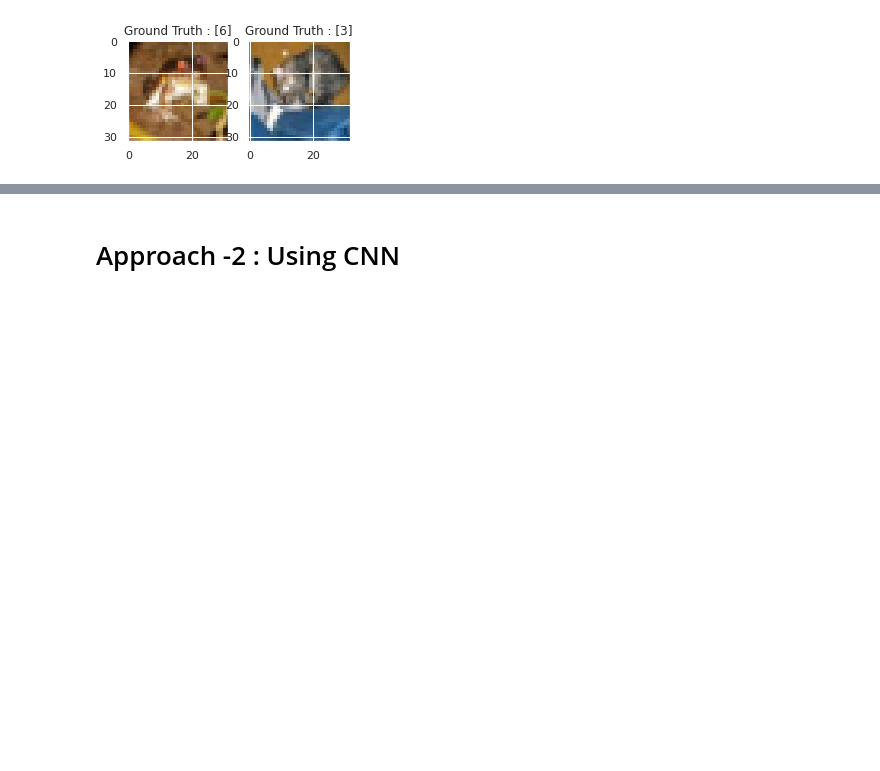
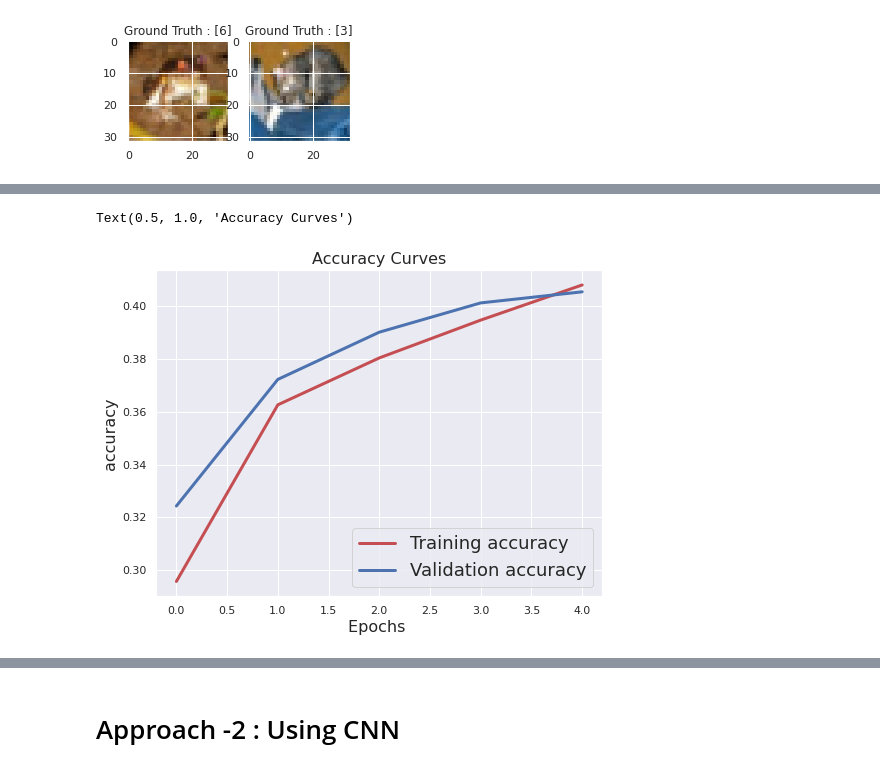
Before and after one commit to aayushkubb/Deep_Learning_Tutorial, a Jupyter notebook: CIFAR_with_Tensorflow_KERAS_CNN_and_DNN.ipynb, the cells around one changed output, grey strips where cells are left out. Saved outputs shown, nothing was run; the diff lists cells and outputs as text; code cells hidden in the pictures; blank space fills up the shorter version.

```diff
--- a/CIFAR_with_Tensorflow_KERAS_CNN_and_DNN.ipynb
+++ b/CIFAR_with_Tensorflow_KERAS_CNN_and_DNN.ipynb
@@ -103,0 +189,12 @@ Text(0.5, 1.0, 'Loss Curves')
+# %%
+import matplotlib.pyplot as plt
+plt.figure(figsize=[8,6])
+plt.plot(history.history['accuracy'],'r',linewidth=3.0)
+plt.plot(history.history['val_accuracy'],'b',linewidth=3.0)
+plt.legend(['Training accuracy', 'Validation accuracy'],fontsize=18)
+plt.xlabel('Epochs ',fontsize=16)
+plt.ylabel('accuracy',fontsize=16)
+plt.title('Accuracy Curves',fontsize=16)
+# %% [output]
+Text(0.5, 1.0, 'Accuracy Curves')
+[figure, added]
```
Also changed, not shown: parts of 32 cells of this notebook.
